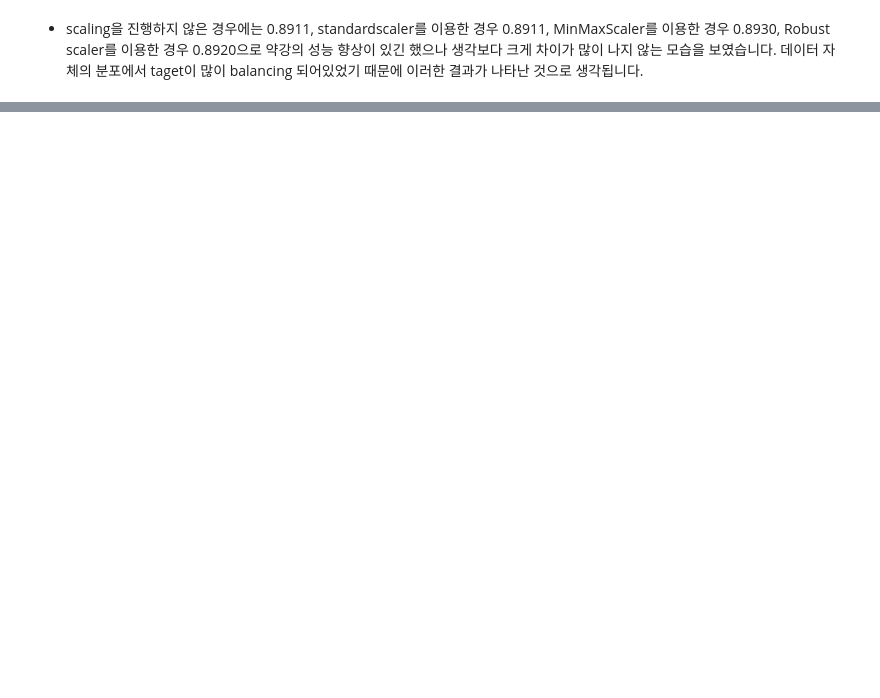
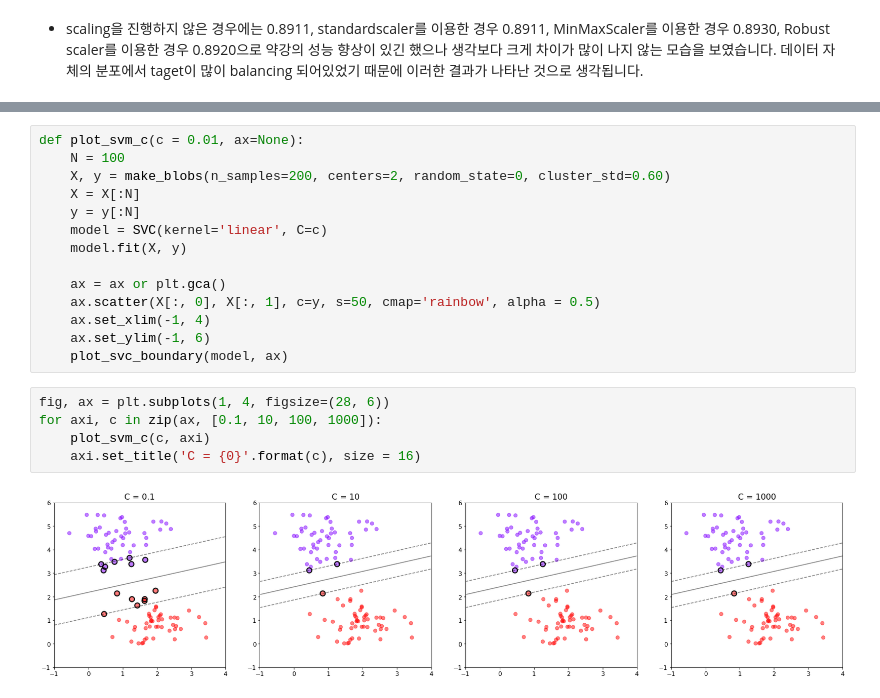
Before and after one commit to SunwooKimstar/Business_Analytics_ch2, a Jupyter notebook: src/svm.ipynb, the cells around one changed output, grey strips where cells are left out. Cells and saved outputs as stored; diff of their text form; blank space fills up the shorter version.

```diff
--- a/src/svm.ipynb
+++ b/src/svm.ipynb
@@ -416,0 +532,21 @@ print("[Robust scaler] Accuracy score %.4f" %metrics.accuracy_score(y_test, y_pr
+# %%
+def plot_svm_c(c = 0.01, ax=None):
+    N = 100
+    X, y = make_blobs(n_samples=200, centers=2, random_state=0, cluster_std=0.60)
+    X = X[:N]
+    y = y[:N]
+    model = SVC(kernel='linear', C=c)
+    model.fit(X, y)
+
+    ax = ax or plt.gca()
+    ax.scatter(X[:, 0], X[:, 1], c=y, s=50, cmap='rainbow', alpha = 0.5)
+    ax.set_xlim(-1, 4)
+    ax.set_ylim(-1, 6)
+    plot_svc_boundary(model, ax)
+# %%
+fig, ax = plt.subplots(1, 4, figsize=(28, 6))
+for axi, c in zip(ax, [0.1, 10, 100, 1000]):
+    plot_svm_c(c, axi)
+    axi.set_title('C = {0}'.format(c), size = 16)
+# %% [output]
+[figure, added]
```
Also changed, not shown: parts of 58 cells of this notebook, 9 other files.
